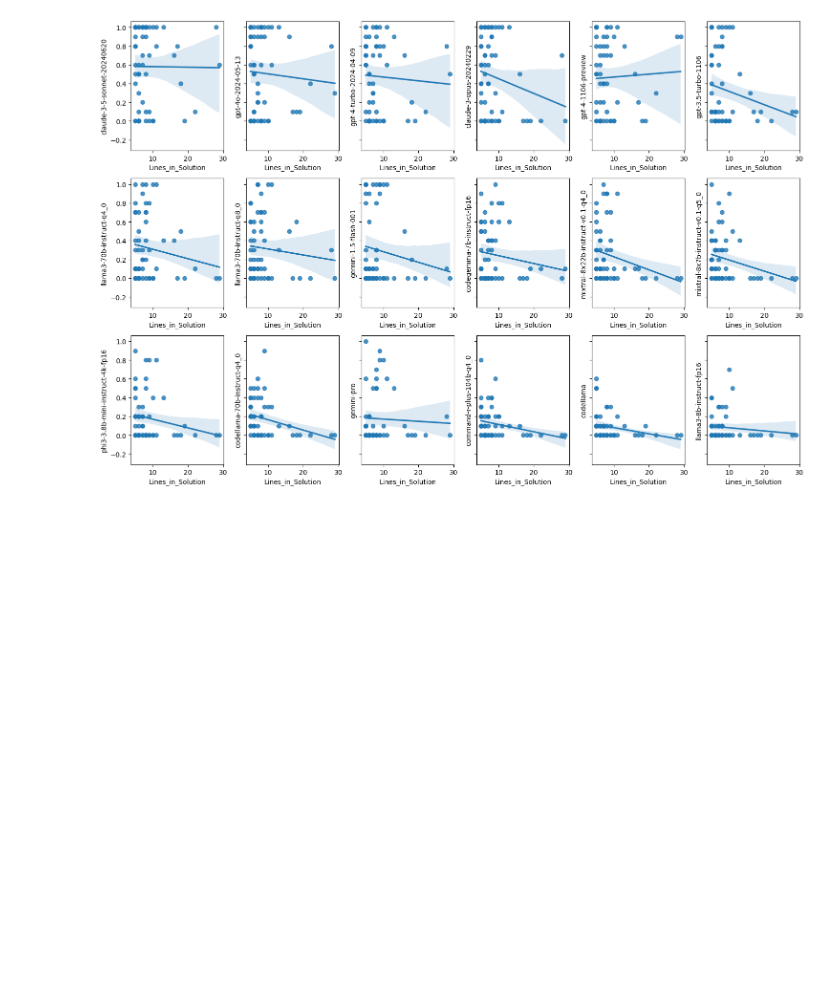
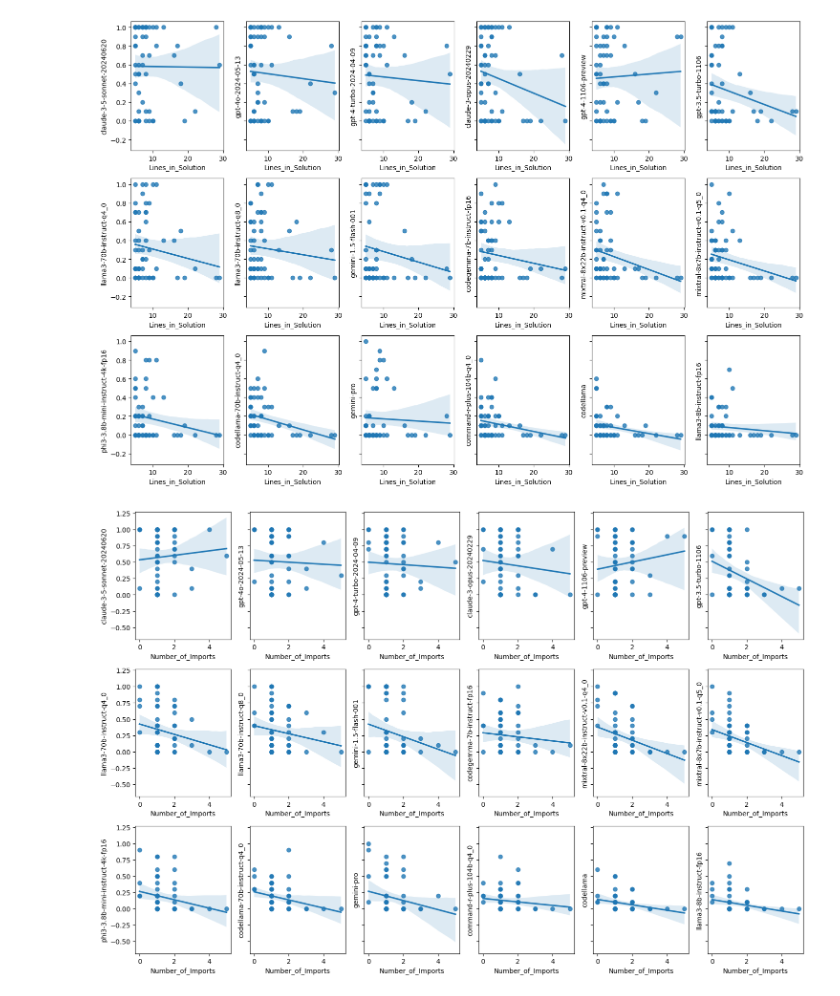
Before and after one commit to haesleinhuepf/human-eval-bia, a Jupyter notebook: demo/summarize_by_task.ipynb, the cells around one changed output. Cells and saved outputs as stored; diff of their text form; code cells hidden in the pictures; blank space fills up the shorter version.

```diff
--- a/demo/summarize_by_task.ipynb
+++ b/demo/summarize_by_task.ipynb
@@ -157,2 +156,13 @@ plt.tight_layout()
 # %% [output]
 [figure]
+# %%
+fig, axs = plt.subplots(ncols=6, nrows=3, figsize=(15,10), sharey=True)
+
+for enum, colname in enumerate(mean_values_ordered_names):
+    ax = axs.flatten()[enum]
+    sns.regplot(task_score_df, x="Number_of_Imports", y=colname, ax=ax)
+
+plt.tight_layout()
+fig.savefig("../LLMs_Complex_Problems_Imports.png")
+# %% [output]
+[figure, added]
```
Also changed, not shown: parts of 4 cells of this notebook.
